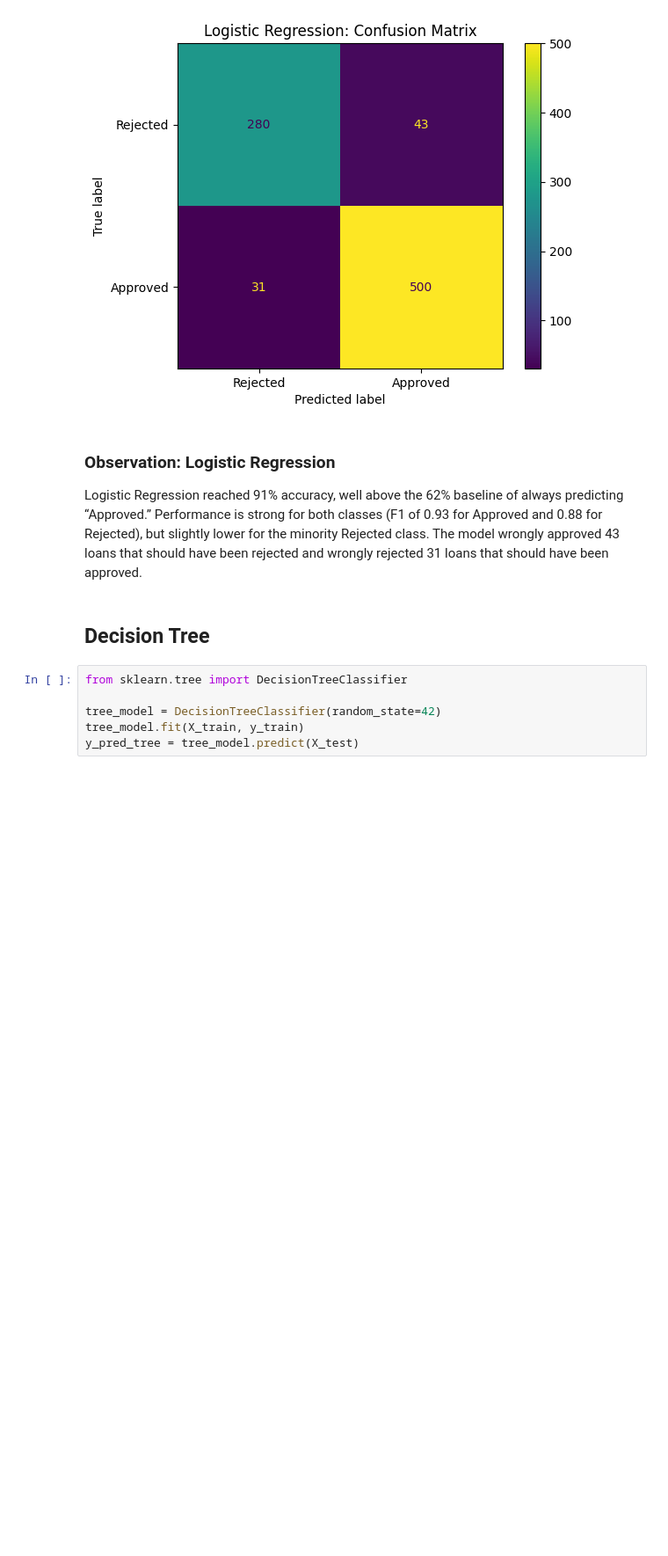
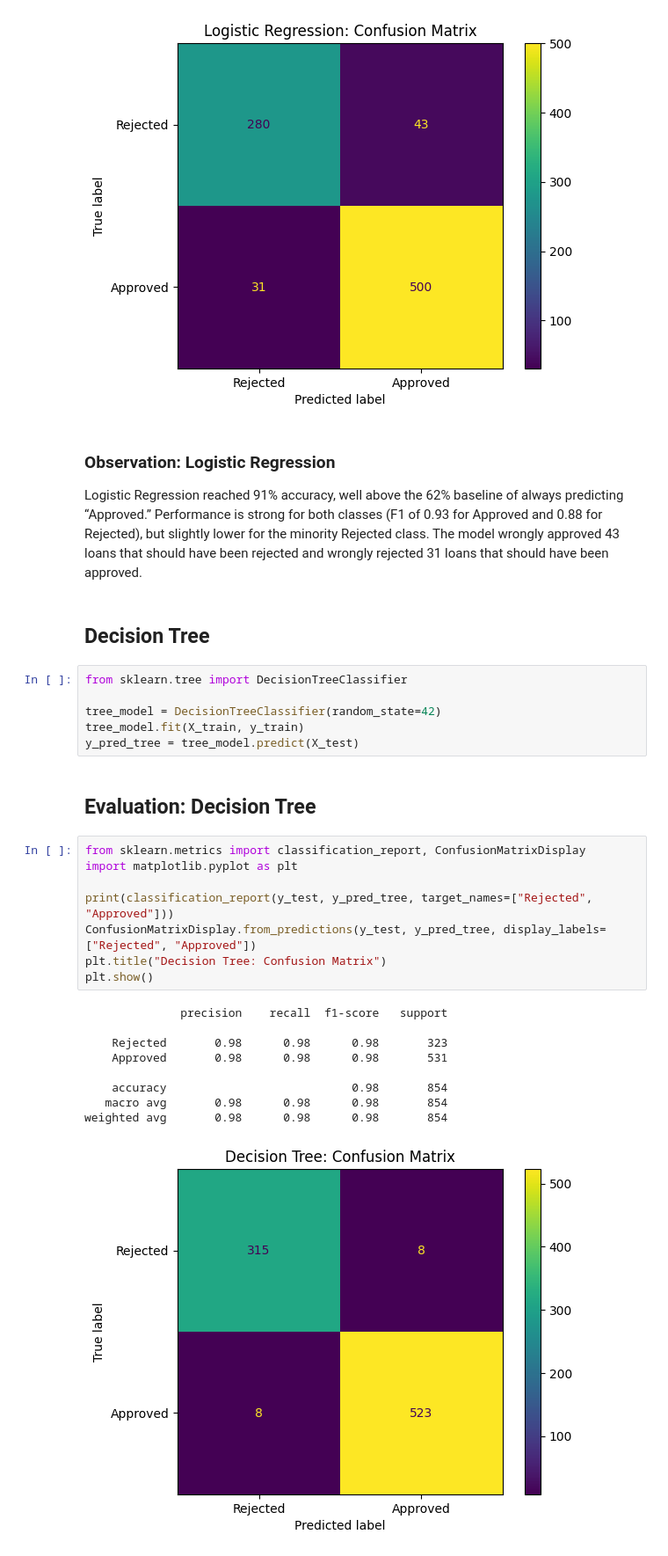
Before and after one commit to asmipandey18/Elevvo_Ml_Internship, a Jupyter notebook: task4_loan_approval_prediction/Loan_approval_prediction.ipynb, the cells around one changed output. Shown at 88% size. Saved outputs shown, nothing was run; the diff lists cells and outputs as text; blank space fills up the shorter version.

```diff
--- a/task4_loan_approval_prediction/Loan_approval_prediction.ipynb
+++ b/task4_loan_approval_prediction/Loan_approval_prediction.ipynb
@@ -304,3 +304,23 @@ from sklearn.tree import DecisionTreeClassifier
 tree_model = DecisionTreeClassifier(random_state=42)
 tree_model.fit(X_train, y_train)
 y_pred_tree = tree_model.predict(X_test)
+# %% [markdown]
+## Evaluation: Decision Tree
+# %%
+from sklearn.metrics import classification_report, ConfusionMatrixDisplay
+import matplotlib.pyplot as plt
+
+print(classification_report(y_test, y_pred_tree, target_names=["Rejected", "Approved"]))
+ConfusionMatrixDisplay.from_predictions(y_test, y_pred_tree, display_labels=["Rejected", "Approved"])
+plt.title("Decision Tree: Confusion Matrix")
+plt.show()
+# %% [output]
+              precision    recall  f1-score   support
+
+    Rejected       0.98      0.98      0.98       323
+    Approved       0.98      0.98      0.98       531
+
+    accuracy                           0.98       854
+   macro avg       0.98      0.98      0.98       854
+weighted avg       0.98      0.98      0.98       854
+[figure, added]
```
Also changed, not shown: parts of 2 cells of this notebook.
